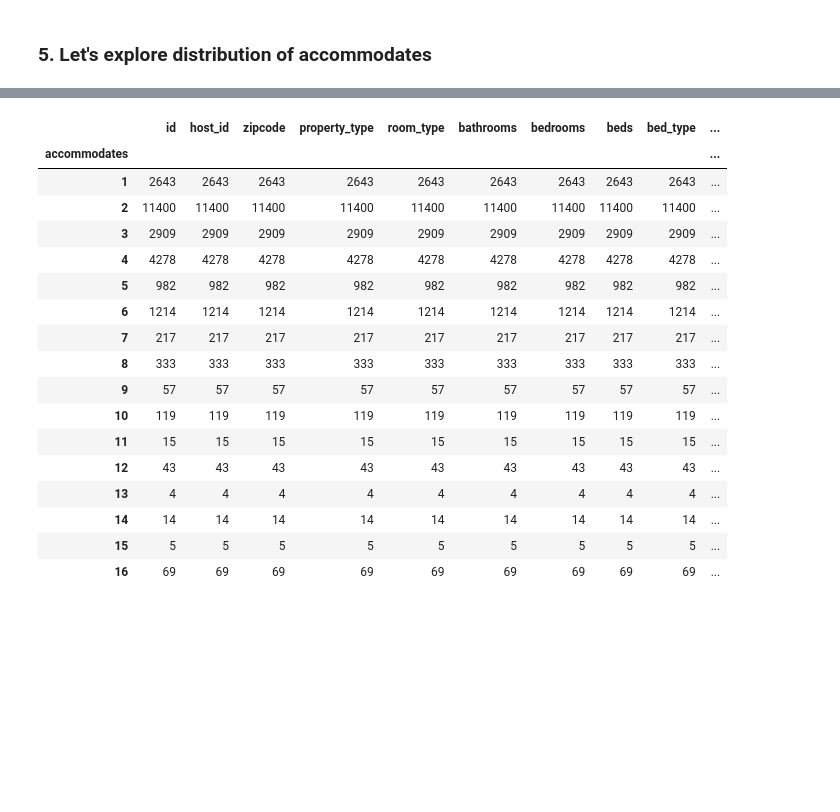
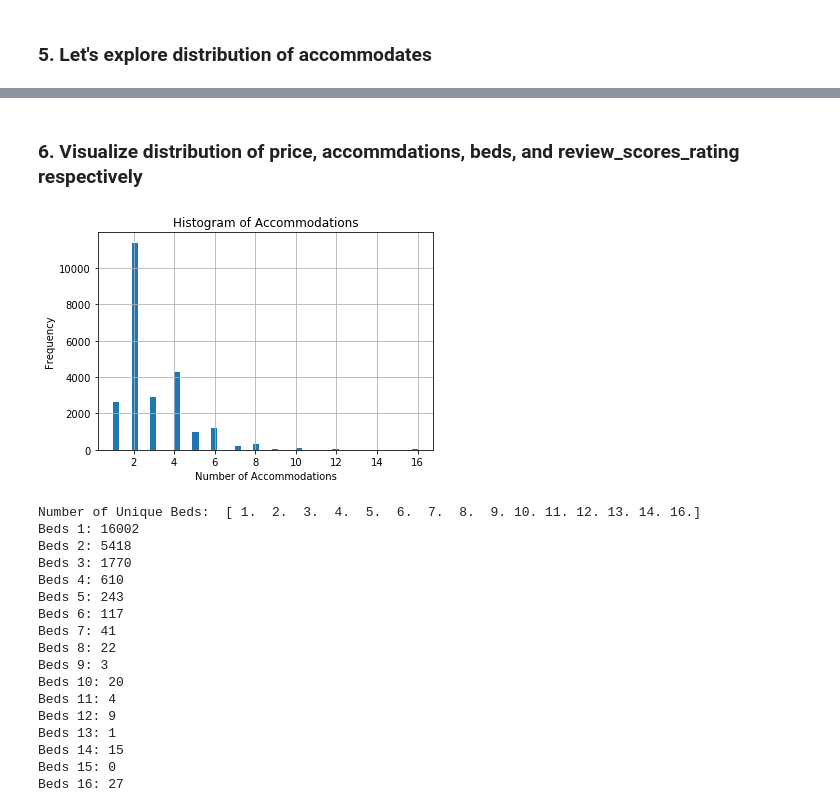
Before and after one commit to LottWong/Business-Analysis, a Jupyter notebook: Data Cleaning&Processing/data-clean.ipynb, the cells around one changed output, grey strips where cells are left out. Cells and saved outputs as stored; diff of their text form; code cells hidden in the pictures; blank space fills up the shorter version.

Commit message:
data clean

```diff
--- a/Data Cleaning&Processing/data-clean.ipynb
+++ b/Data Cleaning&Processing/data-clean.ipynb
@@ -129,21 +146,34 @@ Accommodation 16: 69
-# %%
-data.groupby(['accommodates']).agg('count')
-# %% [output]
-|  | id | host_id | zipcode | property_type | room_type | bathrooms | bedrooms | beds | bed_type | ... |
-| accommodates |  |  |  |  |  |  |  |  |  | ... |
-| 1 | 2643 | 2643 | 2643 | 2643 | 2643 | 2643 | 2643 | 2643 | 2643 | ... |
-| 2 | 11400 | 11400 | 11400 | 11400 | 11400 | 11400 | 11400 | 11400 | 11400 | ... |
-| 3 | 2909 | 2909 | 2909 | 2909 | 2909 | 2909 | 2909 | 2909 | 2909 | ... |
-| 4 | 4278 | 4278 | 4278 | 4278 | 4278 | 4278 | 4278 | 4278 | 4278 | ... |
-| 5 | 982 | 982 | 982 | 982 | 982 | 982 | 982 | 982 | 982 | ... |
-| 6 | 1214 | 1214 | 1214 | 1214 | 1214 | 1214 | 1214 | 1214 | 1214 | ... |
-| 7 | 217 | 217 | 217 | 217 | 217 | 217 | 217 | 217 | 217 | ... |
-| 8 | 333 | 333 | 333 | 333 | 333 | 333 | 333 | 333 | 333 | ... |
-| 9 | 57 | 57 | 57 | 57 | 57 | 57 | 57 | 57 | 57 | ... |
-| 10 | 119 | 119 | 119 | 119 | 119 | 119 | 119 | 119 | 119 | ... |
-| 11 | 15 | 15 | 15 | 15 | 15 | 15 | 15 | 15 | 15 | ... |
-| 12 | 43 | 43 | 43 | 43 | 43 | 43 | 43 | 43 | 43 | ... |
-| 13 | 4 | 4 | 4 | 4 | 4 | 4 | 4 | 4 | 4 | ... |
-| 14 | 14 | 14 | 14 | 14 | 14 | 14 | 14 | 14 | 14 | ... |
-| 15 | 5 | 5 | 5 | 5 | 5 | 5 | 5 | 5 | 5 | ... |
-| 16 | 69 | 69 | 69 | 69 | 69 | 69 | 69 | 69 | 69 | ... |
+# %% [markdown]
+### 6. Visualize distribution of price, accommdations, beds, and review_scores_rating respectively
+# %%
+plt.hist(data.accommodates, bins=50)
+plt.title("Histogram of Accommodations")
+plt.xlabel("Number of Accommodations")
+plt.ylabel("Frequency")
+plt.grid()
+plt.show()
+# %% [output]
+[figure, added]
+# %%
+# explore distribution of beds
+print('Number of Unique Beds: ', np.unique(data['beds']))
+for i in range(1, 17):
+    print('Beds {}:'.format(i), len(data[data['beds'] == i]))
+# %% [output]
+Number of Unique Beds:  [ 1.  2.  3.  4.  5.  6.  7.  8.  9. 10. 11. 12. 13. 14. 16.]
+Beds 1: 16002
+Beds 2: 5418
+Beds 3: 1770
+Beds 4: 610
+Beds 5: 243
+Beds 6: 117
+Beds 7: 41
+Beds 8: 22
+Beds 9: 3
+Beds 10: 20
+Beds 11: 4
+Beds 12: 9
+Beds 13: 1
+Beds 14: 15
+Beds 15: 0
+Beds 16: 27
```
Also changed, not shown: parts of 25 cells of this notebook, 1 other file.
